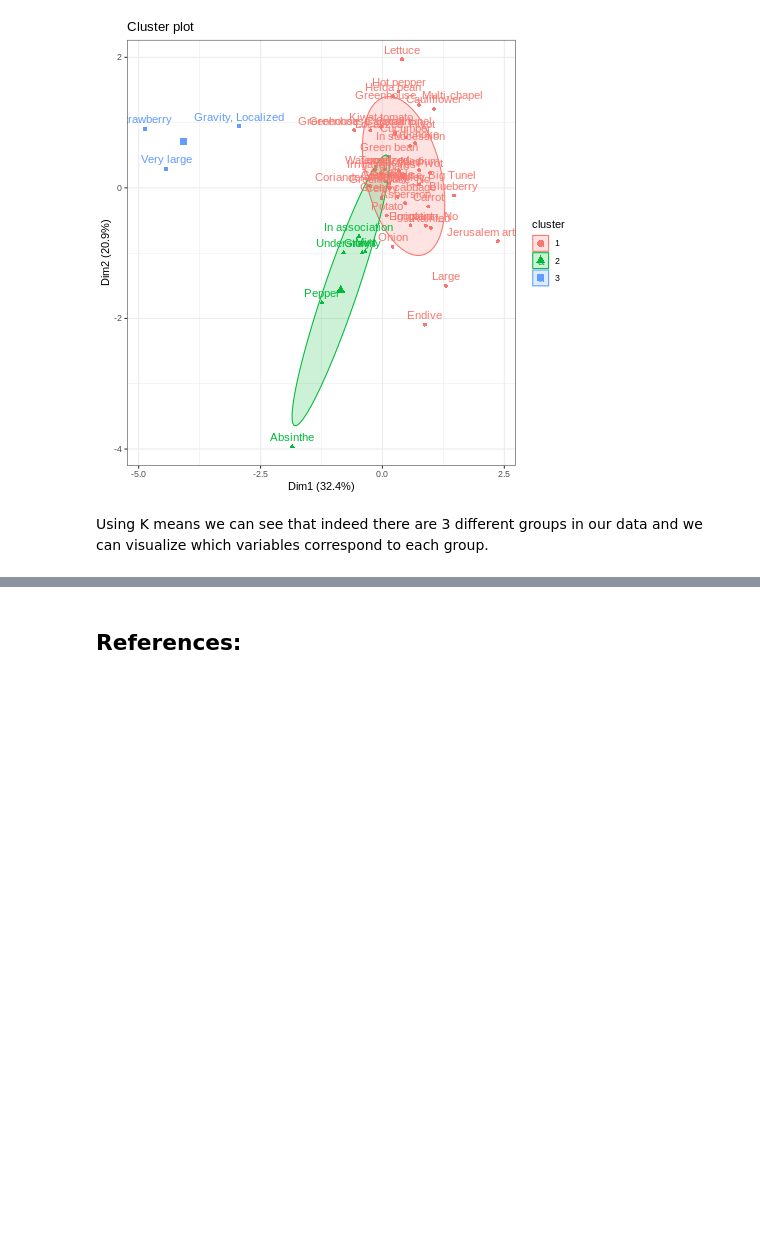
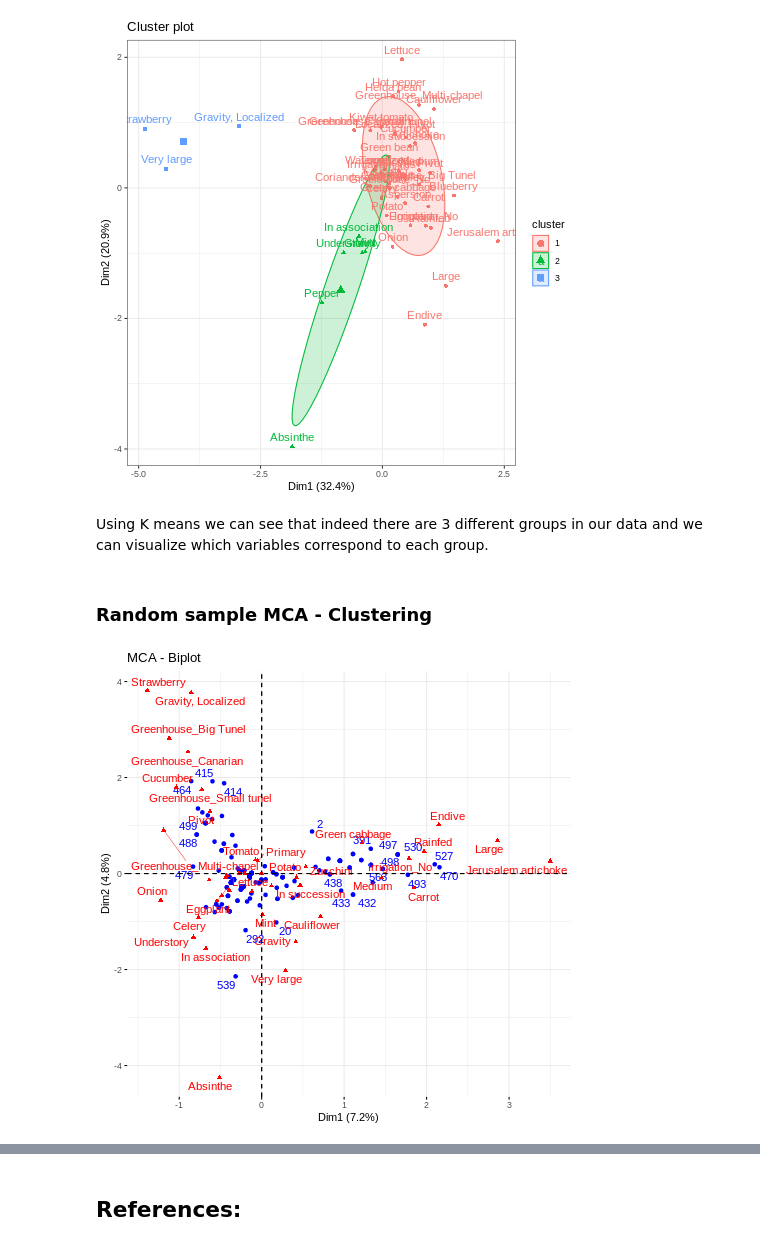
Before and after one commit to jeshuacn/Agricultural_sampling_frame_project, a Jupyter notebook: SamplingFrame.ipynb, the cells around one changed output, grey strips where cells are left out. Drawn from its saved outputs; the diff is of its cells as text; code cells hidden in the pictures; blank space fills up the shorter version.

Commit message:
Addes cluster and MCA graph for each sampling method

```diff
--- a/SamplingFrame.ipynb
+++ b/SamplingFrame.ipynb
@@ -1708,3 +1708,10 @@ Too few points to calculate an ellipse
 [figure]
 # %% [markdown]
 Using K means we can see that indeed there are 3 different groups in our data and we can visualize which variables correspond to each group.
+# %% [markdown]
+### Random sample MCA - Clustering
+# %%
+random11 = random1.copy() # to avoid override the original dataframe
+
+# Creating bins for the numerical variable
+random11["Field_area"] = pd.cut(random11["Field_area"], [0, 2, 5, 10.5, float("inf")], labels=["Small", "Medium", "Large", "Very large"])
@@ -1710,0 +1721,8 @@ Using K means we can see that indeed there are 3 different groups in our data an
+# %%
+# Visualize eigenvalues/variances
+%%R
+#MCA_ca=mjca(dfr2)
+MCA_random=MCA(random11,ncp=5,graph=F)
+fviz_mca_biplot(MCA_random,repel=TRUE,ggtheme=theme_minimal())
+# %% [output]
+[figure, added]
```
Also changed, not shown: parts of 30 cells of this notebook.
